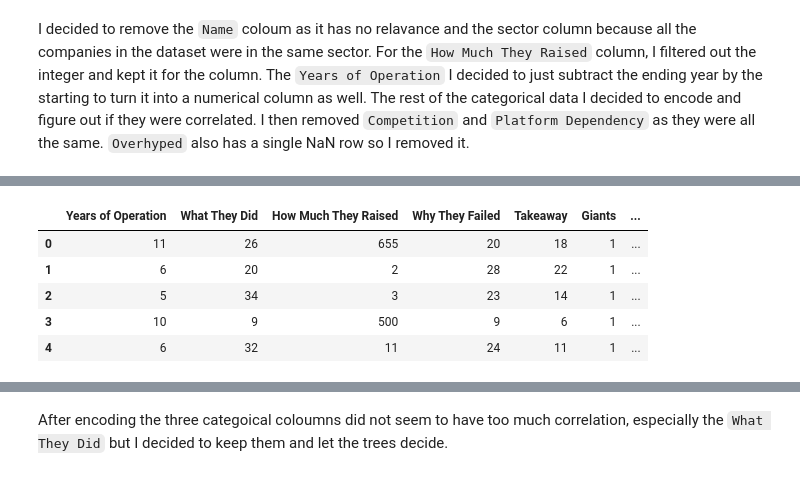
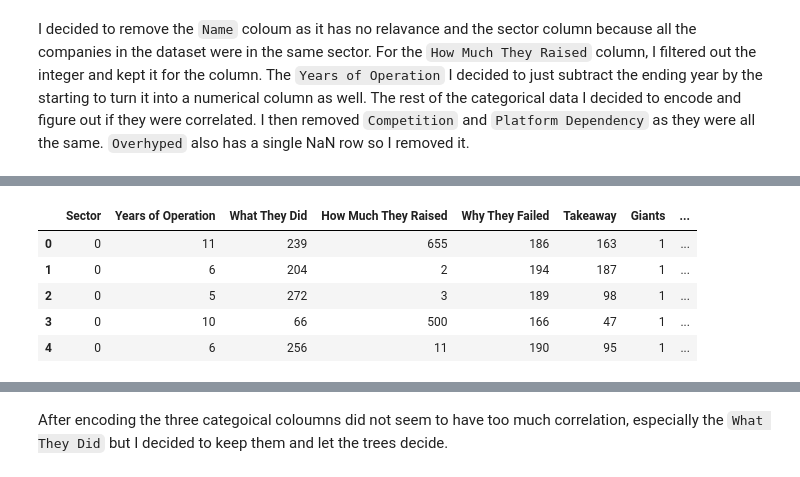
Before and after one commit to hoethan231/courses, a Jupyter notebook: CMPE_188/homework/homework5.ipynb, the cells around one changed output, grey strips where cells are left out. Saved outputs shown, nothing was run; the diff lists cells and outputs as text; code cells hidden in the pictures.

```diff
--- a/CMPE_188/homework/homework5.ipynb
+++ b/CMPE_188/homework/homework5.ipynb
@@ -23,0 +16,22 @@ startup_data.head()
+# %%
+finance = pd.read_csv("E:/vs/school/CMPE_188/data/StartupFailureFinance.csv")
+health = pd.read_csv("E:/vs/school/CMPE_188/data/StartupFailureHealth.csv")
+manufacturer = pd.read_csv("E:/vs/school/CMPE_188/data/StartupFailureManufactures.csv")
+
+# These two format their data as a little differently like "2 (2018-2020)" instead of "2018-2020" which I have to splice later
+retail = pd.read_csv("E:/vs/school/CMPE_188/data/StartupFailureRetail.csv")
+retail["Years of Operation"] = retail["Years of Operation"].str[0].astype(int)
+
+info = pd.read_csv("E:/vs/school/CMPE_188/data/StartupFailuresInformation.csv")
+info["Years of Operation"] = info["Years of Operation"].str[0].astype(int)
+
+sectors = {
+    "Finance And Insurance": finance,
+    "HealthCare": health,
+    "Manufacturers": manufacturer,
+    "Retail Trade": retail,
+    "Information Sector": info,
+}
+
+startup_data = pd.concat(sectors.values(), ignore_index=True)
+startup_data.head()
@@ -56,15 +77,15 @@ memory usage: 7.5+ KB
 # %% [markdown]
 I decided to remove the `Name` coloum as it has no relavance and the sector column because all the companies in the dataset were in the same sector. For the `How Much They Raised` column, I filtered out the integer and kept it for the column. The `Years of Operation` I decided to just subtract the ending year by the starting to turn it into a numerical column as well. The rest of the categorical data I decided to encode and figure out if they were correlated. I then removed `Competition` and `Platform Dependency` as they were all the same. `Overhyped` also has a single NaN row so I removed it.
 # %%
-df = startup_data.drop(["Name", "Sector", "Competition", "Platform Dependency"], axis=1)
+df = startup_data.drop(["Name", "Competition", "Platform Dependency"], axis=1)
 
 # Extracted the regex for any number of decimal numbers for the col
-df["How Much They Raised"] = df["How Much They Raised"].str.extract('(\d+)', expand=False).astype(int)
+df["How Much They Raised"] = df["How Much They Raised"].str.extract('(\d+)', expand=False).fillna(0).astype(int)
 
 # Subtracted the ending year by the starting
-df["Years of Operation"] = (df["Years of Operation"].apply((lambda x: int(x.split("-")[1]) - int(x.split("-")[0]))))
+df["Years of Operation"] = df["Years of Operation"].apply(lambda x: int(x.split("-")[1]) - int(x.split("-")[0]) if type(x) == str else x)
 
-df.dropna()
+df = df.dropna()
 
 df.head()
 # %% [output]
@@ -77,18 +119,19 @@ df.head()
 # %%
 encoder = LabelEncoder()
 
+df["Sector"] = encoder.fit_transform(df["Sector"])
 df["What They Did"] = encoder.fit_transform(df["What They Did"])
 df["Why They Failed"] = encoder.fit_transform(df["Why They Failed"])
 df["Takeaway"] = encoder.fit_transform(df["Takeaway"])
 
 df.head()
 # %% [output]
-|  | Years of Operation | What They Did | How Much They Raised | Why They Failed | Takeaway | Giants | ... |
-| 0 | 11 | 26 | 655 | 20 | 18 | 1 | ... |
-| 1 | 6 | 20 | 2 | 28 | 22 | 1 | ... |
-| 2 | 5 | 34 | 3 | 23 | 14 | 1 | ... |
-| 3 | 10 | 9 | 500 | 9 | 6 | 1 | ... |
-| 4 | 6 | 32 | 11 | 24 | 11 | 1 | ... |
+|  | Sector | Years of Operation | What They Did | How Much They Raised | Why They Failed | Takeaway | Giants | ... |
+| 0 | 0 | 11 | 239 | 655 | 186 | 163 | 1 | ... |
+| 1 | 0 | 6 | 204 | 2 | 194 | 187 | 1 | ... |
+| 2 | 0 | 5 | 272 | 3 | 189 | 98 | 1 | ... |
+| 3 | 0 | 10 | 66 | 500 | 166 | 47 | 1 | ... |
+| 4 | 0 | 6 | 256 | 11 | 190 | 95 | 1 | ... |
 # %%
 df.describe()
 # %% [output]
```
Also changed, not shown: parts of 23 cells of this notebook.
